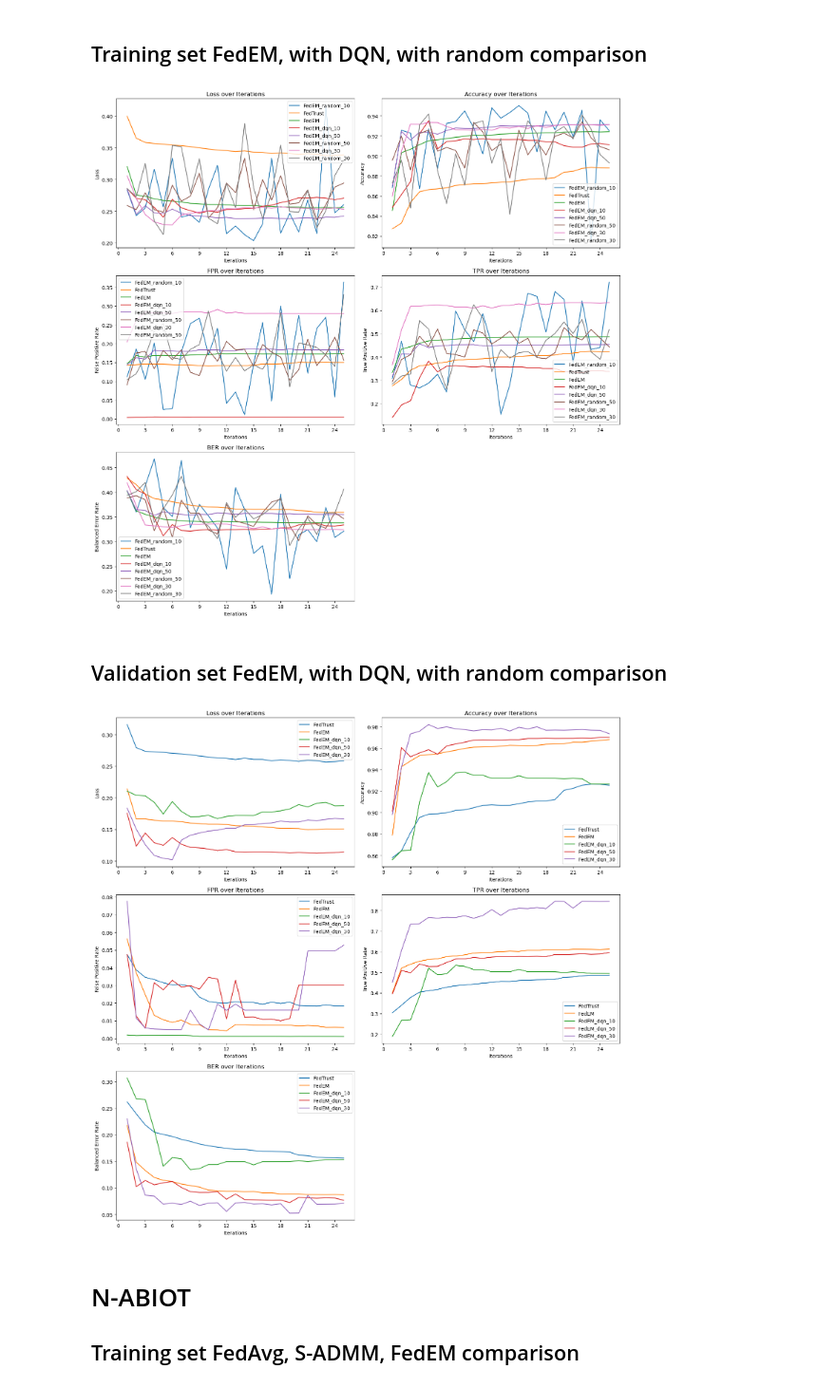
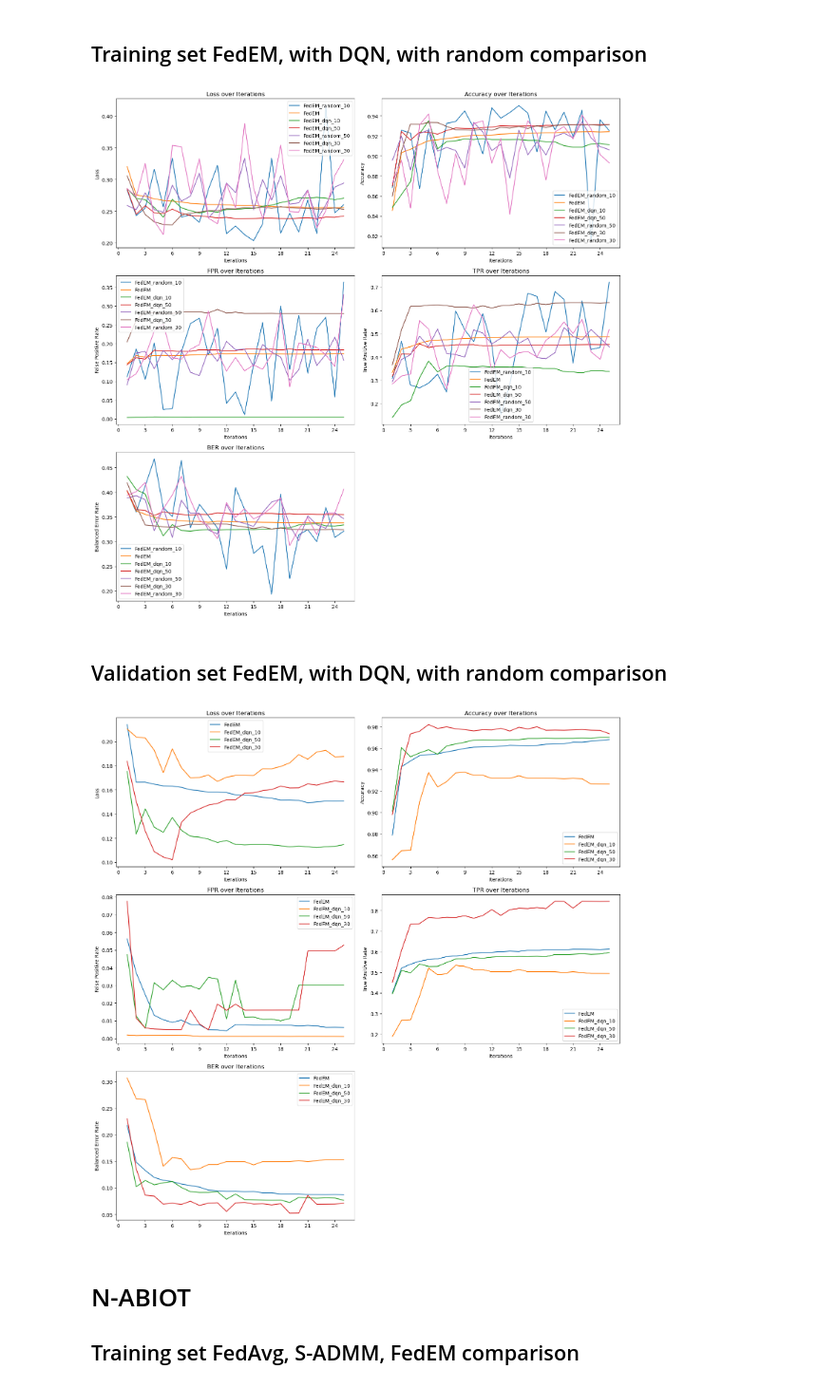
Before and after one commit to SHVleV9CYWkK/FEDQ, a Jupyter notebook: visualization.ipynb, the cells around one changed output. Shown at 95% size. Drawn from its saved outputs; the diff is of its cells as text; code cells hidden in the pictures.

```diff
--- a/visualization.ipynb
+++ b/visualization.ipynb
@@ -61,15 +61,15 @@ plot_training_curve("val_measures_unsw-nb15.csv", exclude_list=['FedEM_dqn_10','
 # %% [markdown]
 ## Training set FedEM, with DQN, with random comparison
 # %%
-plot_training_curve("train_measures_unsw-nb15.csv", exclude_list=['FedAvg','S-ADMM'])
+plot_training_curve("train_measures_unsw-nb15.csv", exclude_list=['FedAvg','S-ADMM', 'Local_SVM', 'FedTrust'])
 # %% [output]
-[figure, old version]
+[figure, new version]
 # %% [markdown]
 ## Validation set FedEM, with DQN, with random comparison
 # %%
-plot_training_curve("val_measures_unsw-nb15.csv", exclude_list=['FedAvg','S-ADMM','FedEM_random_10','FedEM_random_50', 'FedEM_random_30'])
+plot_training_curve("val_measures_unsw-nb15.csv", exclude_list=['FedAvg','S-ADMM','FedEM_random_10','FedEM_random_50', 'FedEM_random_30', 'Local_SVM', 'FedTrust'])
 # %% [output]
-[figure, old version]
+[figure, new version]
 # %% [markdown]
 # N-ABIOT
 ## Training set FedAvg, S-ADMM, FedEM comparison
```
Also changed, not shown: parts of 6 cells of this notebook, 4 other files.
